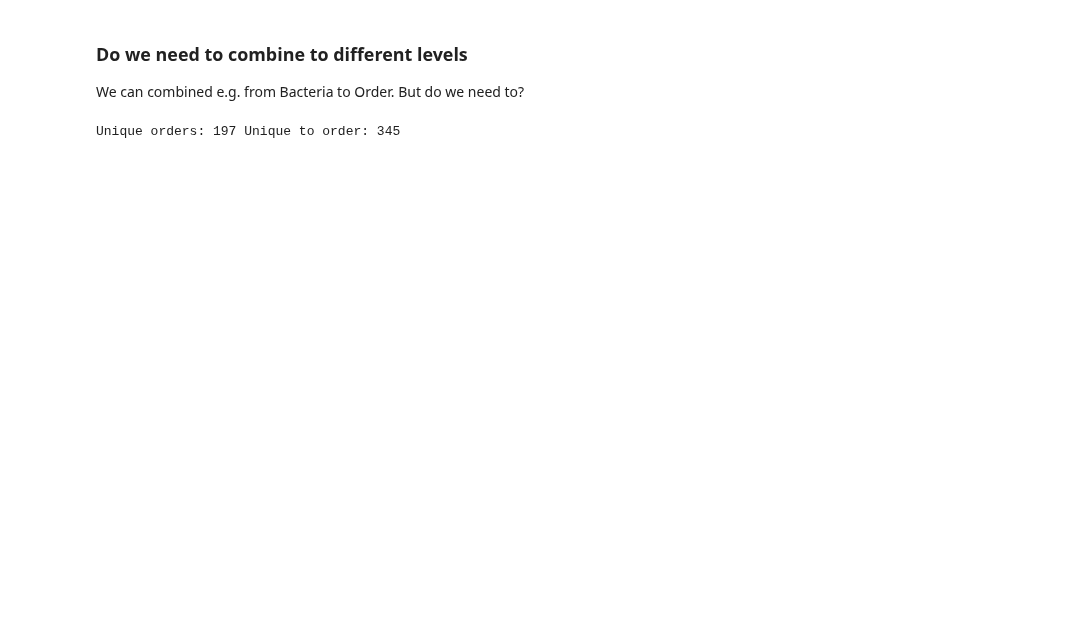
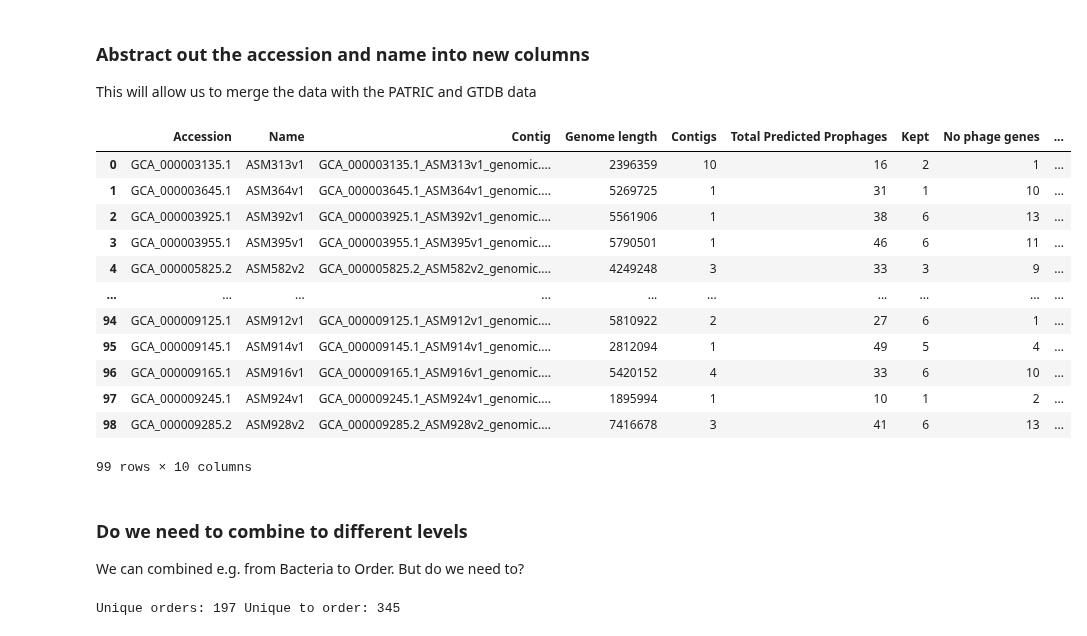
Before and after one commit to linsalrob/PhispyAnalysis, a Jupyter notebook: DataAnalysis/merged_taxonomy.ipynb, the cells around one changed output. Cells and saved outputs as stored; diff of their text form; code cells hidden in the pictures; blank space fills up the shorter version.

```diff
--- a/DataAnalysis/merged_taxonomy.ipynb
+++ b/DataAnalysis/merged_taxonomy.ipynb
@@ -53,3 +74,33 @@ taxadf = taxadf[taxadf['phylum'] != 'p:']
+# %% [markdown]
+### Abstract out the accession and name into new columns
+
+This will allow us to merge the data with the PATRIC and GTDB data
+# %%
+def get_acc_name(x):
+    regexp = re.compile('(\w+\.\d+)_([\w\.]+)_genomic.gbff.gz')
+    m = regexp.match(x)
+    if not m:
+        sys.stderr.write(f"WARNING: Regexp did not match {x}\n")
+        return (None, None)
+    return list(m.groups())
+
+phagesdf = pd.read_csv("../small_data/phages_per_genome.tsv.gz", compression='gzip', header=0, delimiter="\t")
+phagesdf = pd.concat([pd.DataFrame.from_records(phagesdf['Contig'].apply(get_acc_name), columns=['Accession', 'Name']), phagesdf], axis=1)
+phagesdf
+# %% [output]
+|  | Accession | Name | Contig | Genome length | Contigs | Total Predicted Prophages | Kept | No phage genes | ... |
+| 0 | GCA_000003135.1 | ASM313v1 | GCA_000003135.1_ASM313v1_genomic.... | 2396359 | 10 | 16 | 2 | 1 | ... |
+| 1 | GCA_000003645.1 | ASM364v1 | GCA_000003645.1_ASM364v1_genomic.... | 5269725 | 1 | 31 | 1 | 10 | ... |
+| 2 | GCA_000003925.1 | ASM392v1 | GCA_000003925.1_ASM392v1_genomic.... | 5561906 | 1 | 38 | 6 | 13 | ... |
+| 3 | GCA_000003955.1 | ASM395v1 | GCA_000003955.1_ASM395v1_genomic.... | 5790501 | 1 | 46 | 6 | 11 | ... |
+| 4 | GCA_000005825.2 | ASM582v2 | GCA_000005825.2_ASM582v2_genomic.... | 4249248 | 3 | 33 | 3 | 9 | ... |
+| ... | ... | ... | ... | ... | ... | ... | ... | ... | ... |
+| 94 | GCA_000009125.1 | ASM912v1 | GCA_000009125.1_ASM912v1_genomic.... | 5810922 | 2 | 27 | 6 | 1 | ... |
+| 95 | GCA_000009145.1 | ASM914v1 | GCA_000009145.1_ASM914v1_genomic.... | 2812094 | 1 | 49 | 5 | 4 | ... |
+| 96 | GCA_000009165.1 | ASM916v1 | GCA_000009165.1_ASM916v1_genomic.... | 5420152 | 4 | 33 | 6 | 10 | ... |
+| 97 | GCA_000009245.1 | ASM924v1 | GCA_000009245.1_ASM924v1_genomic.... | 1895994 | 1 | 10 | 1 | 2 | ... |
+| 98 | GCA_000009285.2 | ASM928v2 | GCA_000009285.2_ASM928v2_genomic.... | 7416678 | 3 | 41 | 6 | 13 | ... |
+99 rows × 10 columns
 # %% [markdown]
 ### Do we need to combine to different levels
 
```
Also changed, not shown: parts of 10 cells of this notebook, 1 other file.
